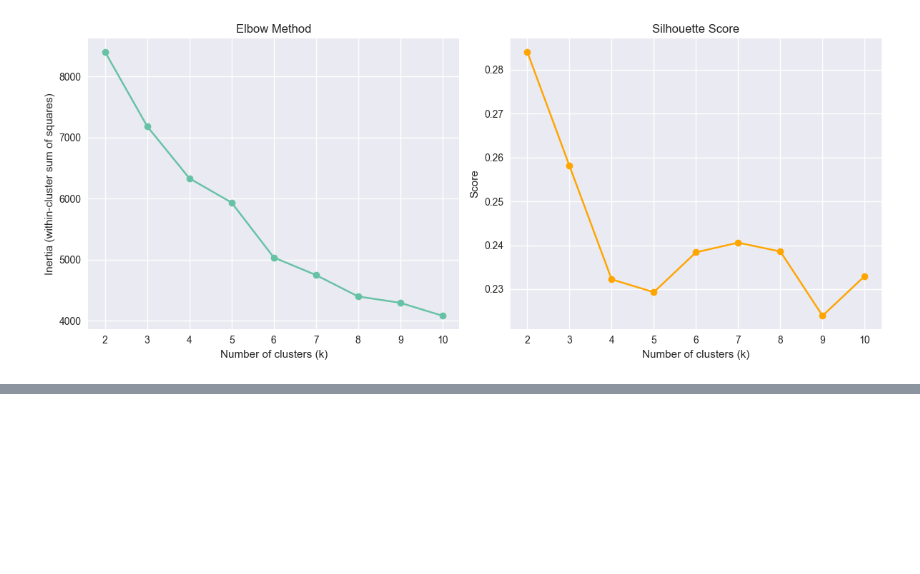
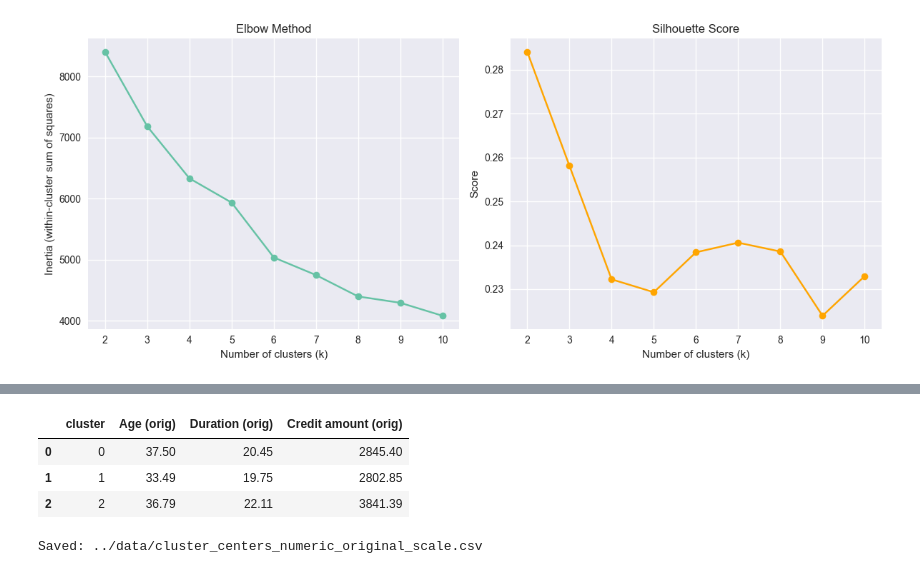
Before and after one commit to EmreKaratas1/CreditWise, a Jupyter notebook: notebooks/03_Clustering.ipynb, the cells around one changed output, grey strips where cells are left out. Cells and saved outputs as stored; diff of their text form; code cells hidden in the pictures; blank space fills up the shorter version.

```diff
--- a/notebooks/03_Clustering.ipynb
+++ b/notebooks/03_Clustering.ipynb
@@ -308,0 +447,31 @@ Categorical share by cluster → Checking account
+# %%
+# ============================================
+# 9) KMeans centers back to ORIGINAL scale (numeric only)
+# ============================================
+
+from joblib import load
+
+try:
+    scaler = load("../models/standard_scaler.pkl")
+    centers_mat = km.cluster_centers_  # centers of the final model
+    centers = pd.DataFrame(centers_mat, columns=feature_cols)
+
+    centers_num_scaled = centers[num_cols].values
+    centers_num_orig   = scaler.inverse_transform(centers_num_scaled)
+    centers_num_df     = pd.DataFrame(
+        centers_num_orig, columns=[f"{c} (orig)" for c in num_cols]
+    )
+    centers_view = centers_num_df.copy()
+    centers_view.insert(0, "cluster", range(len(centers_view)))
+
+    display(centers_view.round(2))
+    centers_view.round(2).to_csv("../data/cluster_centers_numeric_original_scale.csv", index=False)
+    print("Saved: ../data/cluster_centers_numeric_original_scale.csv")
+except Exception as e:
+    print("Centroid inverse-transform skipped:", e)
+# %% [output]
+|  | cluster | Age (orig) | Duration (orig) | Credit amount (orig) |
+| 0 | 0 | 37.50 | 20.45 | 2845.40 |
+| 1 | 1 | 33.49 | 19.75 | 2802.85 |
+| 2 | 2 | 36.79 | 22.11 | 3841.39 |
+Saved: ../data/cluster_centers_numeric_original_scale.csv
```
Also changed, not shown: parts of 12 cells of this notebook, 11 other files.
